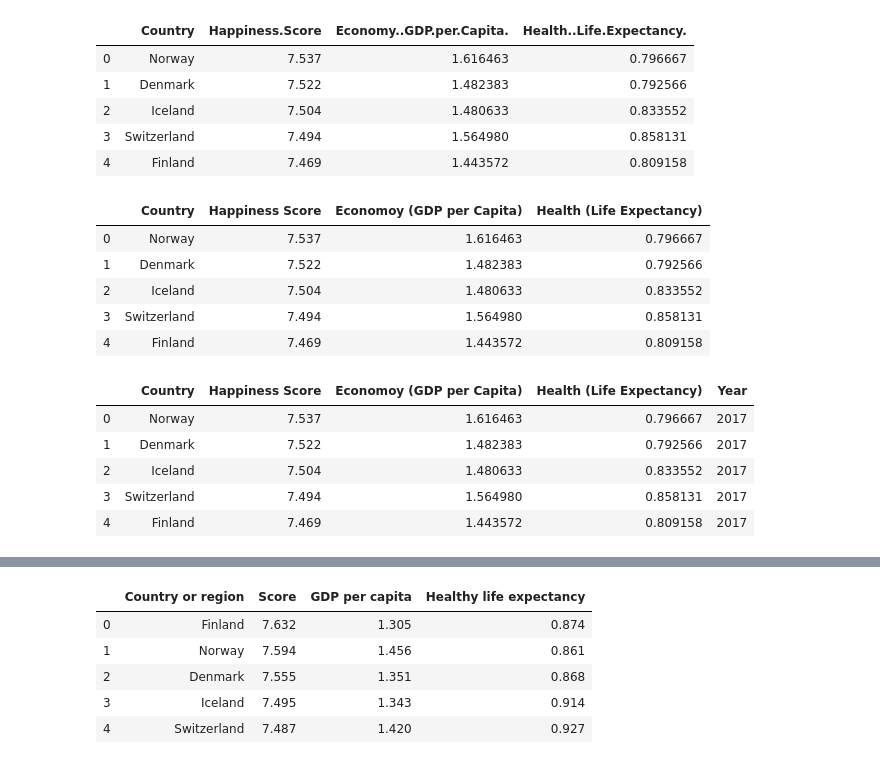
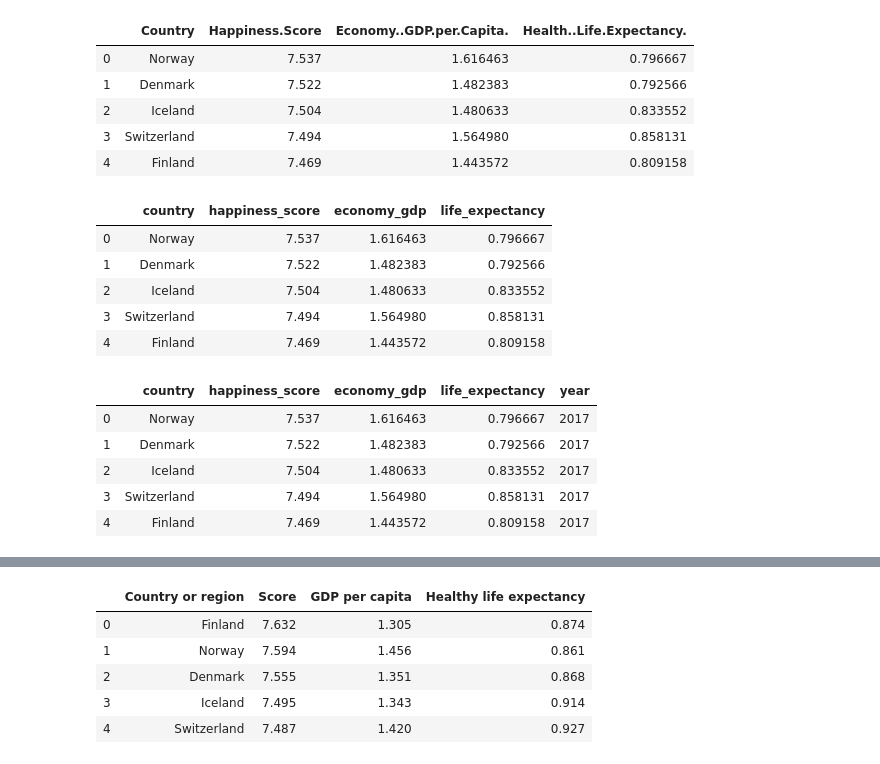
Before and after one commit to ngafron/Project-2, a Jupyter notebook: Happinessmunging.ipynb, the cells around one changed output, grey strips where cells are left out. Cells and saved outputs as stored; diff of their text form; code cells hidden in the pictures.

```diff
--- a/Happinessmunging.ipynb
+++ b/Happinessmunging.ipynb
@@ -81,20 +139,20 @@ df17.head()
 | 3 | Switzerland | 7.494 | 1.564980 | 0.858131 |
 | 4 | Finland | 7.469 | 1.443572 | 0.809158 |
 # %%
-df17 = df17.rename({'Happiness.Score': 'Happiness Score', 'Economy..GDP.per.Capita.': 'Economoy (GDP per Capita)', 'Health..Life.Expectancy.': 'Health (Life Expectancy)'}, axis=1)
+df17 = df17.rename({'Country': 'country', 'Happiness.Score': 'happiness_score', 'Economy..GDP.per.Capita.': 'economy_gdp', 'Health..Life.Expectancy.': 'life_expectancy'}, axis=1)
 df17.head()
 # %% [output]
-|  | Country | Happiness Score | Economoy (GDP per Capita) | Health (Life Expectancy) |
+|  | country | happiness_score | economy_gdp | life_expectancy |
 | 0 | Norway | 7.537 | 1.616463 | 0.796667 |
 | 1 | Denmark | 7.522 | 1.482383 | 0.792566 |
 | 2 | Iceland | 7.504 | 1.480633 | 0.833552 |
 | 3 | Switzerland | 7.494 | 1.564980 | 0.858131 |
 | 4 | Finland | 7.469 | 1.443572 | 0.809158 |
 # %%
-df17['Year'] = '2017'
+df17['year'] = '2017'
 df17.head()
 # %% [output]
-|  | Country | Happiness Score | Economoy (GDP per Capita) | Health (Life Expectancy) | Year |
+|  | country | happiness_score | economy_gdp | life_expectancy | year |
 | 0 | Norway | 7.537 | 1.616463 | 0.796667 | 2017 |
 | 1 | Denmark | 7.522 | 1.482383 | 0.792566 | 2017 |
 | 2 | Iceland | 7.504 | 1.480633 | 0.833552 | 2017 |
```
Also changed, not shown: parts of 40 cells of this notebook, 20 other files.
